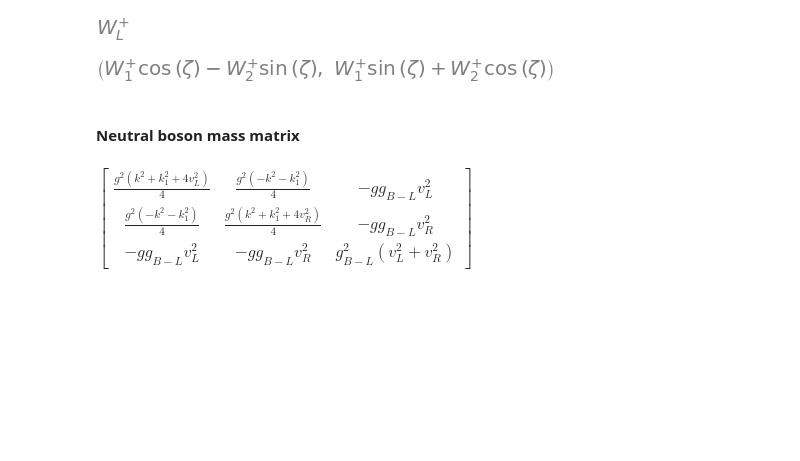
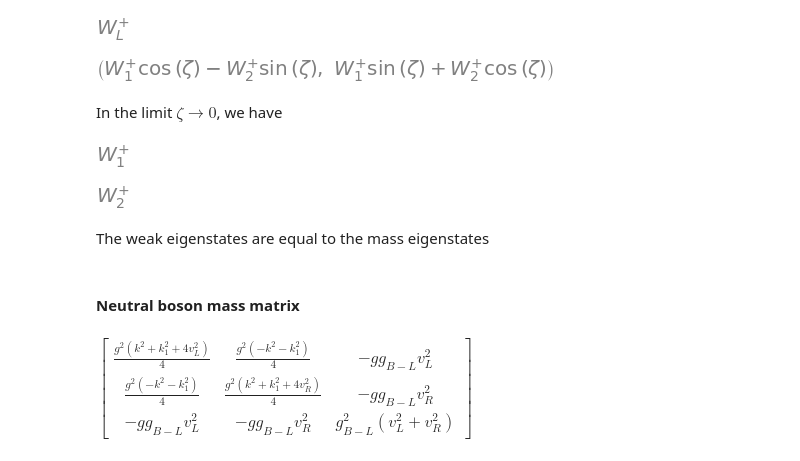
Before and after one commit to moiseszeleny/LRSM-with-Spheno, a Jupyter notebook: sympy_calculations/Lagrangian.ipynb, the cells around one changed output. Saved outputs shown, nothing was run; the diff lists cells and outputs as text; code cells hidden in the pictures; blank space fills up the shorter version.

```diff
--- a/sympy_calculations/Lagrangian.ipynb
+++ b/sympy_calculations/Lagrangian.ipynb
@@ -344,6 +344,18 @@ WRp_mix = mixingW12[1]
 WLp_mix, WRp_mix
 # %% [output]
 [figure]
+# %% [markdown]
+In the limit $\zeta \to 0$, we have
+# %%
+WLp_mix.subs(zeta, 0)
+# %% [output]
+[figure, added]
+# %%
+WRp_mix.subs(zeta, 0)
+# %% [output]
+[figure, added]
+# %% [markdown]
+The weak eigenstates are equal to the mass eigenstates
 # %% [markdown]
 #### Neutral boson mass matrix
 # %%
```
Also changed, not shown: parts of 17 cells of this notebook.
